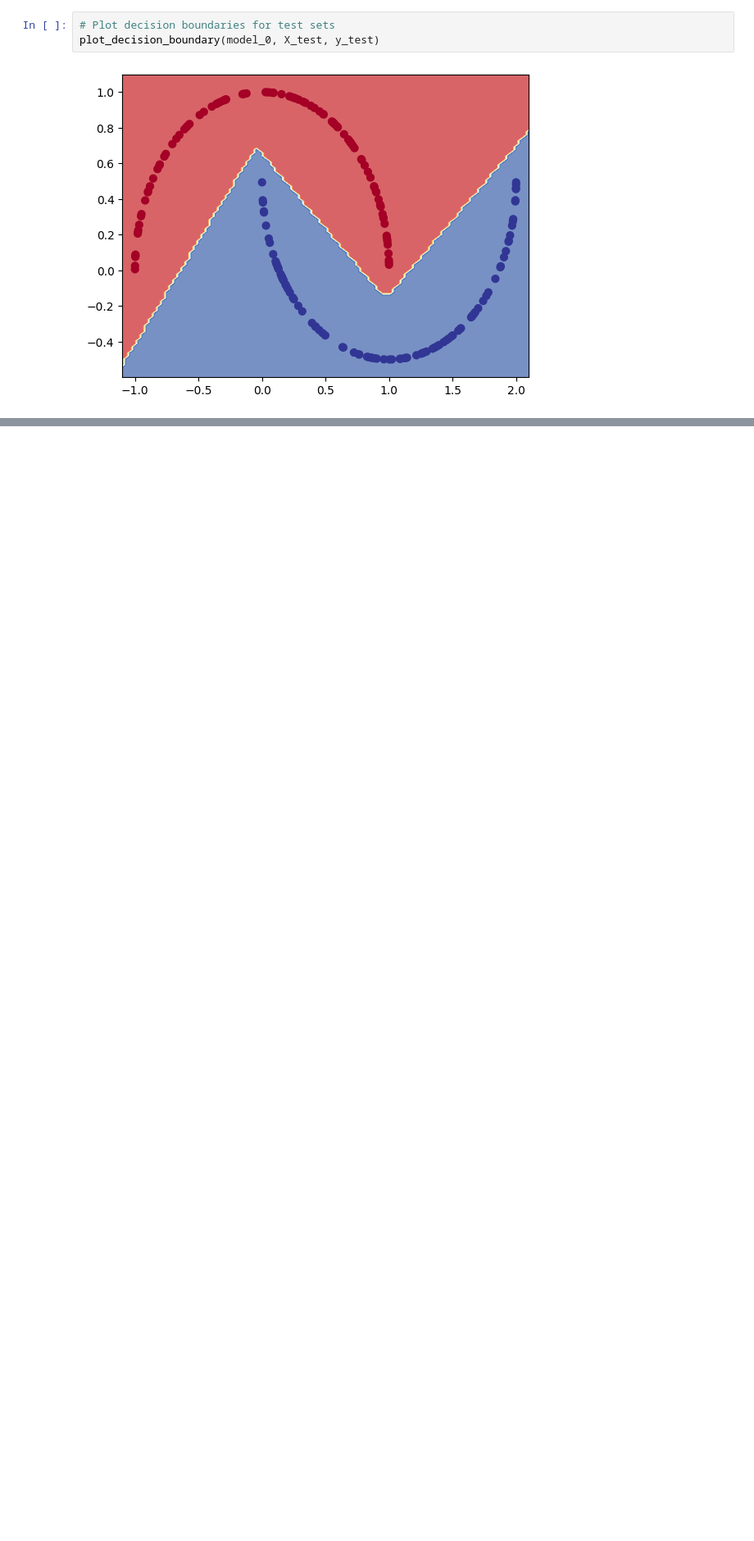
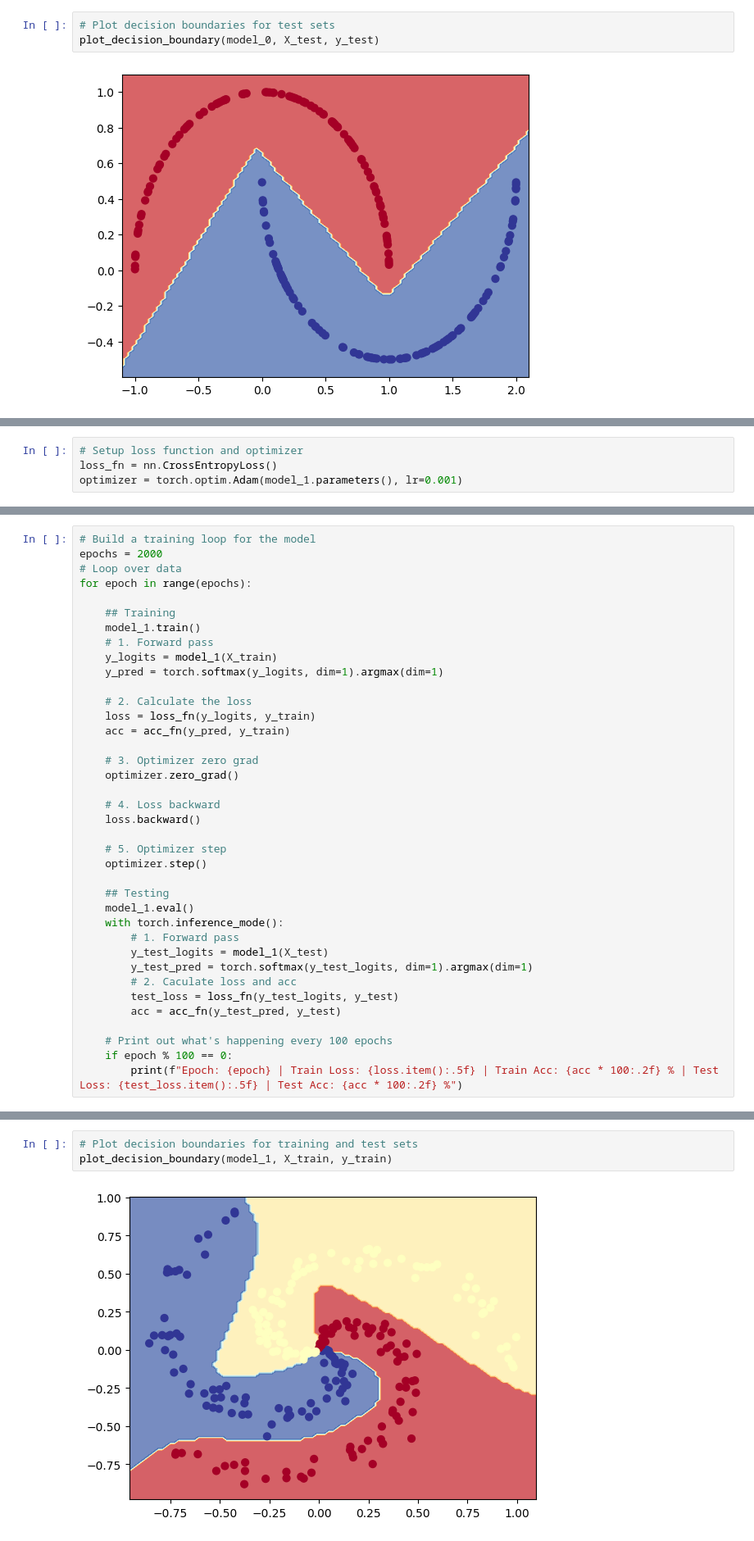
Before and after one commit to Liangsx2020/PyTorch-Learn--Zero-to-Master-, a Jupyter notebook: 02_PyTorch_Neural_Network_Classification/Exercises.ipynb, the cells around one changed output, grey strips where cells are left out. Shown: that part at 82% size. Cells and saved outputs as stored; diff of their text form; blank space fills up the shorter version.

```diff
--- a/02_PyTorch_Neural_Network_Classification/Exercises.ipynb
+++ b/02_PyTorch_Neural_Network_Classification/Exercises.ipynb
@@ -329,0 +474,4 @@ plot_decision_boundary(model_0, X_test, y_test)
+# %%
+# Setup loss function and optimizer
+loss_fn = nn.CrossEntropyLoss()
+optimizer = torch.optim.Adam(model_1.parameters(), lr=0.001)
@@ -329,0 +482,38 @@ plot_decision_boundary(model_0, X_test, y_test)
+# %%
+# Build a training loop for the model
+epochs = 2000
+# Loop over data
+for epoch in range(epochs):
+
+    ## Training
+    model_1.train()
+    # 1. Forward pass
+    y_logits = model_1(X_train)
+    y_pred = torch.softmax(y_logits, dim=1).argmax(dim=1)
+
+    # 2. Calculate the loss
+    loss = loss_fn(y_logits, y_train)
+    acc = acc_fn(y_pred, y_train)
+
+    # 3. Optimizer zero grad
+    optimizer.zero_grad()
+
+    # 4. Loss backward
+    loss.backward()
+
+    # 5. Optimizer step
+    optimizer.step()
+
+    ## Testing
+    model_1.eval()
+    with torch.inference_mode():
+        # 1. Forward pass
+        y_test_logits = model_1(X_test)
+        y_test_pred = torch.softmax(y_test_logits, dim=1).argmax(dim=1)
+        # 2. Caculate loss and acc
+        test_loss = loss_fn(y_test_logits, y_test)
+        acc = acc_fn(y_test_pred, y_test)
+
+    # Print out what's happening every 100 epochs
+    if epoch % 100 == 0:
+        print(f"Epoch: {epoch} | Train Loss: {loss.item():.5f} | Train Acc: {acc * 100:.2f} % | Test Loss: {test_loss.item():.5f} | Test Acc: {acc * 100:.2f} %")
@@ -329,0 +541,5 @@ plot_decision_boundary(model_0, X_test, y_test)
+# %%
+# Plot decision boundaries for training and test sets
+plot_decision_boundary(model_1, X_train, y_train)
+# %% [output]
+[figure, added]
```
Also changed, not shown: parts of 11 cells of this notebook, 1 other file.
